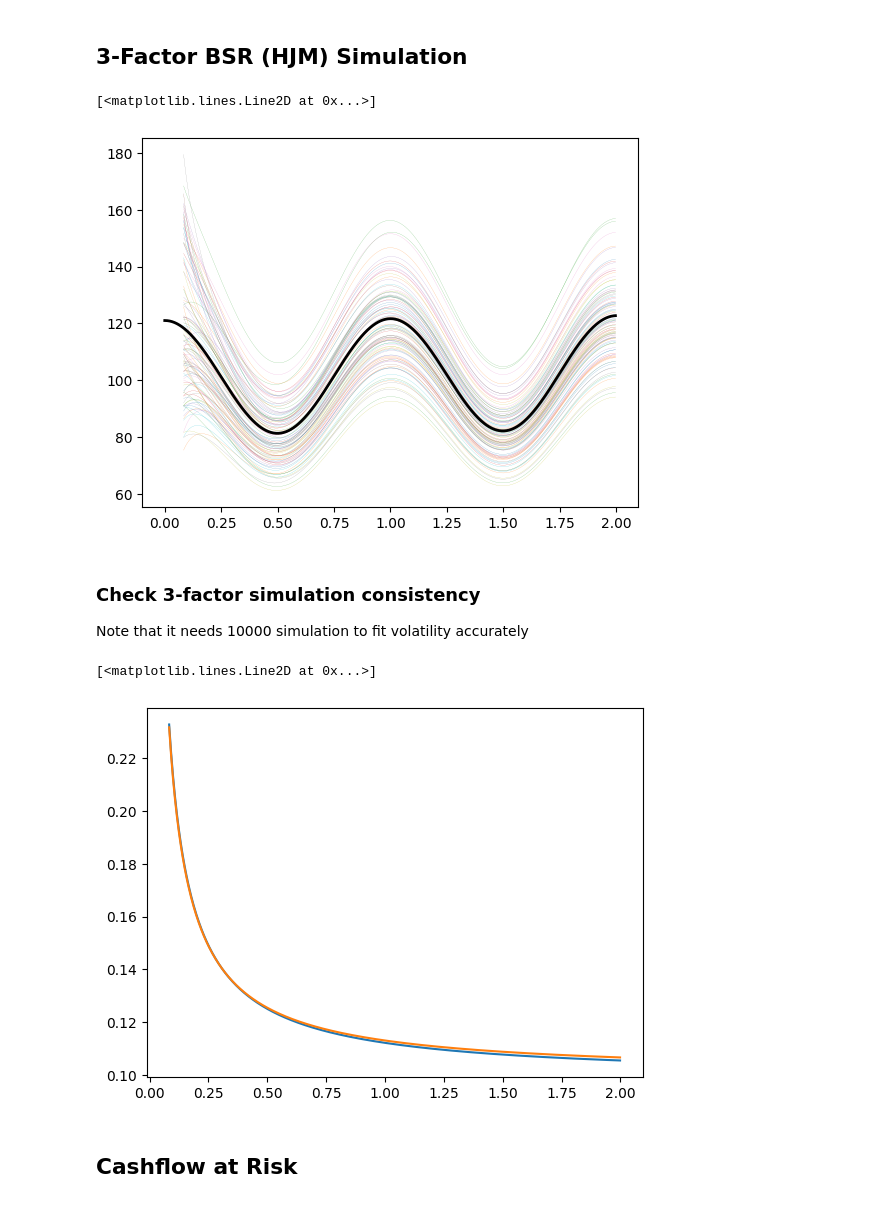
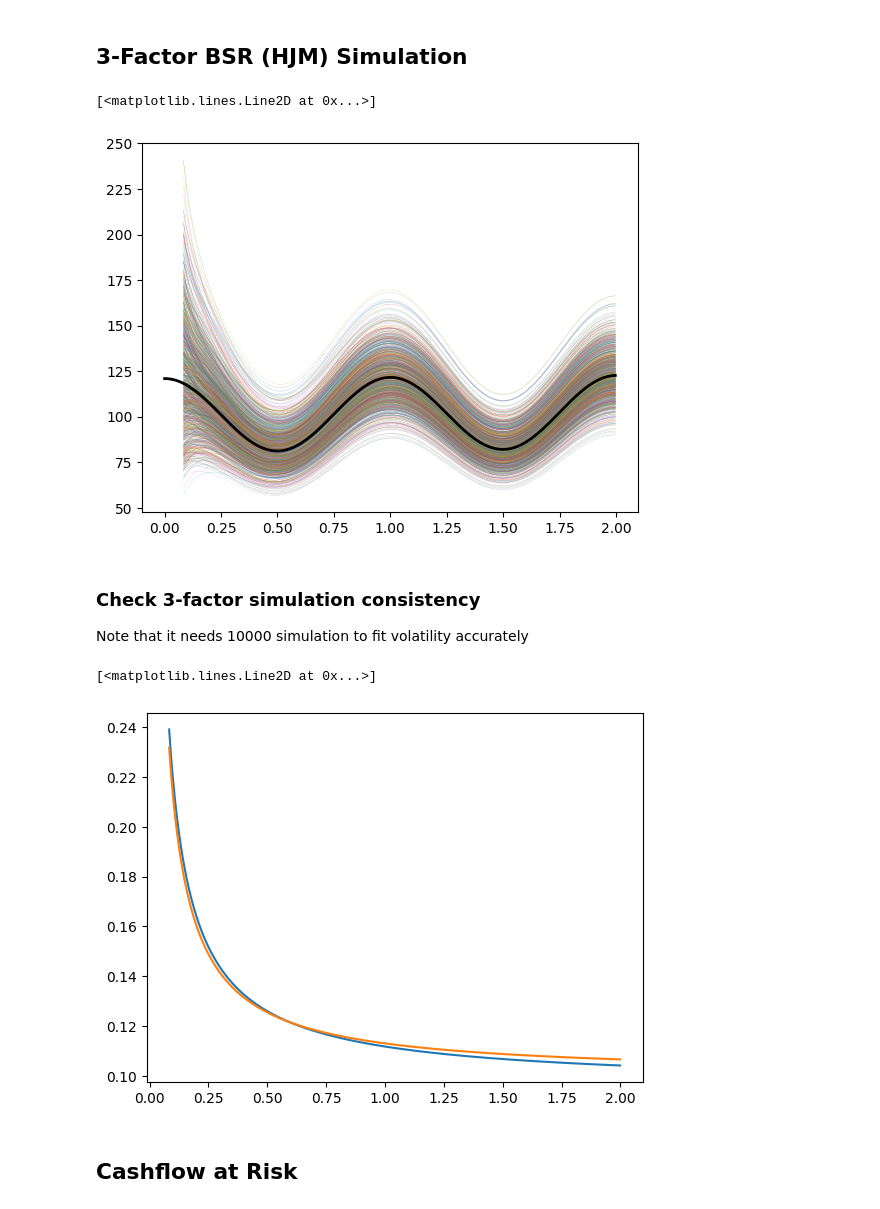
Before and after one commit to bmyksvoll/curves, a Jupyter notebook: bsr_simulation.ipynb, the cells around one changed output. Saved outputs shown, nothing was run; the diff lists cells and outputs as text; code cells hidden in the pictures.

```diff
--- a/bsr_simulation.ipynb
+++ b/bsr_simulation.ipynb
@@ -161,7 +161,7 @@ plt.plot(times_tau, vol_tau)
 # %%
 # Parameters
 
-n_sims = 100  # Number of paths to simulate
+n_sims = 1000  # Number of paths to simulate
 T = 2  # Total time in years
 dt = 1/365  # Daily time step
 #n_steps = int(T / dt)
@@ -172,36 +172,37 @@ a = 0.2*b
 c = 0.1
 
 times = np.arange(0, T, dt)   # Time steps
 times_tau = np.arange(tau, T, dt)
 
 vol_tau = bsr_volatility.sigma_brs(t, tau, times_tau, a,b,c)
 
 # Generate independent random samples
 w = np.random.randn(n_sims, 3)
 
-term_structure_initial = bsr_volatility.term_structure(times)
-term_structure_tau = bsr_volatility.term_structure(times_tau)
+
+term_structure_initial = bsr_volatility.term_structure(times)  # initial term structure
+term_structure_tau = bsr_volatility.term_structure(times_tau)  # slice of initial term structure starting at tau.
 
 f1 = bsr_volatility.sigma_factor1(t, tau, times_tau, a,b)
 f2 = bsr_volatility.sigma_factor2(t, tau, times_tau, a,b,c)
 f3 = bsr_volatility.sigma_factor3(t, tau, times_tau, c)
 
 z1 = np.exp(np.outer(w[:,0],f1) - 0.5 * f1**2*tau)
 z2 = np.exp(np.outer(w[:,1],f2) - 0.5 * f2**2*tau)
 z3 = np.exp(np.outer(w[:,2],f3) - 0.5 * f3**2*tau)
 Z = z1*z2*z3
 
 sim_curves = Z *  term_structure_tau
 
 # Plot each row as a separate line
 for i, row in enumerate(sim_curves):
     plt.plot(times_tau,row, label=f'Row {i+1}', lw = 0.1)
 
 plt.plot(times,term_structure_initial, color='black', lw=2, label='Term Structure')
 #plt.plot(times,sigma_brs(t, t+dt, taus, a,b,c), color='black', lw=2, label='Term Structure')
 # %% [output]
 [<matplotlib.lines.Line2D at 0x...>]
-[figure, old version]
+[figure, new version]
 # %% [markdown]
 ### Check 3-factor simulation consistency
 Note that it needs 10000 simulation to fit volatility accurately
@@ -213,7 +214,7 @@ plt.plot(times_tau, std_sim_f_returns)
 plt.plot(times_tau, vol_tau)
 # %% [output]
 [<matplotlib.lines.Line2D at 0x...>]
-[figure, old version]
+[figure, new version]
 # %% [markdown]
 ## Cashflow at Risk
 # %% [markdown]
```
Also changed, not shown: parts of 6 cells of this notebook, 1 other file.
